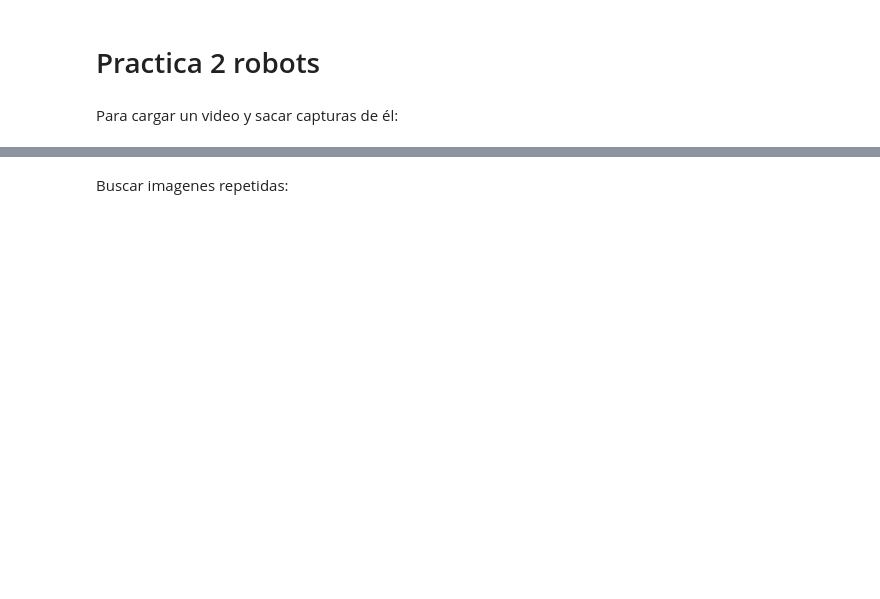
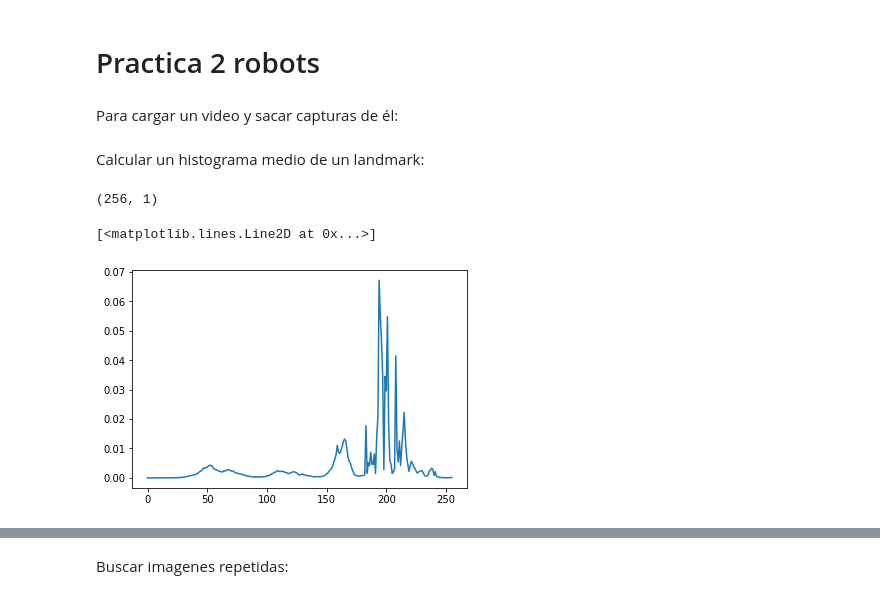
Before and after one commit to BenitezDev/Visual-Topological-Maps, a Jupyter notebook: Practica2.ipynb, the cells around one changed output, grey strips where cells are left out. Cells and saved outputs as stored; diff of their text form; code cells hidden in the pictures; blank space fills up the shorter version.

Commit message:
generate avg histogram of every landmark

```diff
--- a/Practica2.ipynb
+++ b/Practica2.ipynb
@@ -50,3 +50,13 @@ while(True):
 
 cap.release()
 cv2.destroyAllWindows()
+# %% [markdown]
+Calcular un histograma medio de un landmark:
+# %%
+img_culquiera = hist_dict["landmark_0_frame_0.jpg"]
+print(img_culquiera.shape)
+plt.plot(img_culquiera)
+# %% [output]
+(256, 1)
+[<matplotlib.lines.Line2D at 0x...>]
+[figure, added]
```
Also changed, not shown: parts of 16 cells of this notebook, 1 other file.
